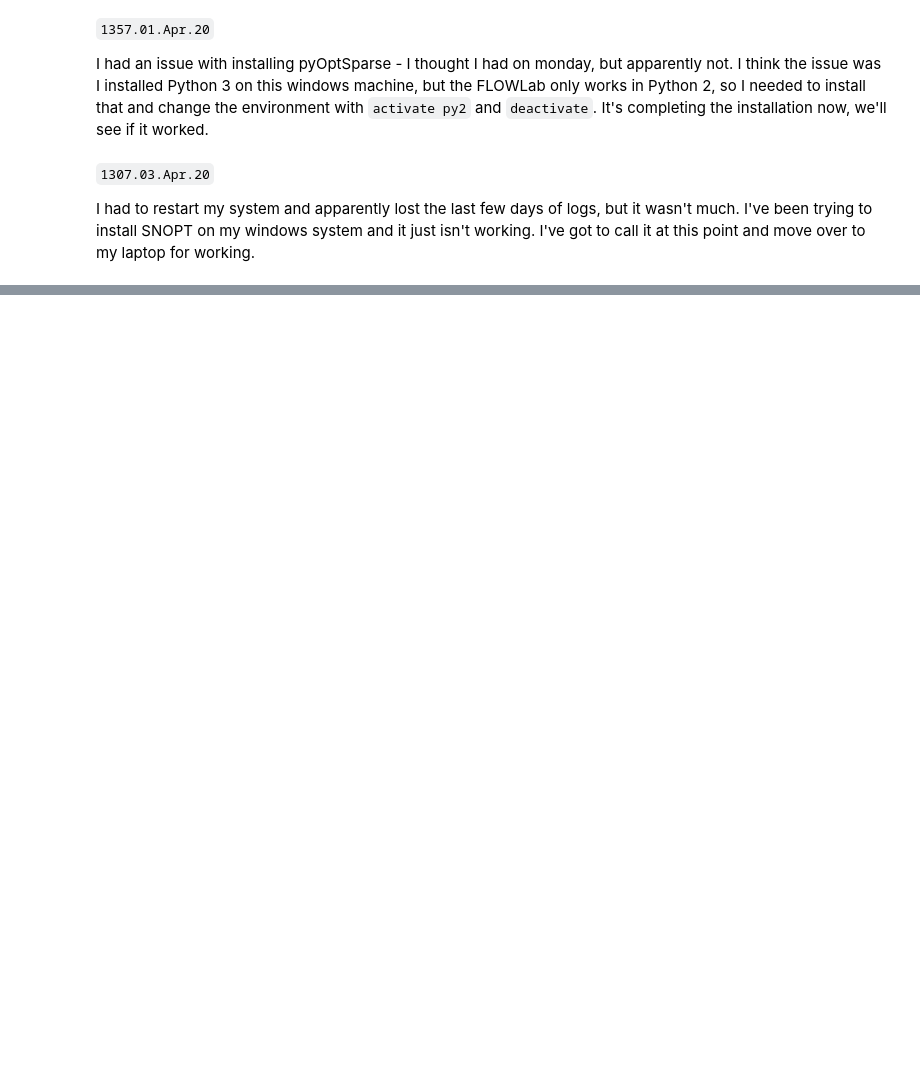
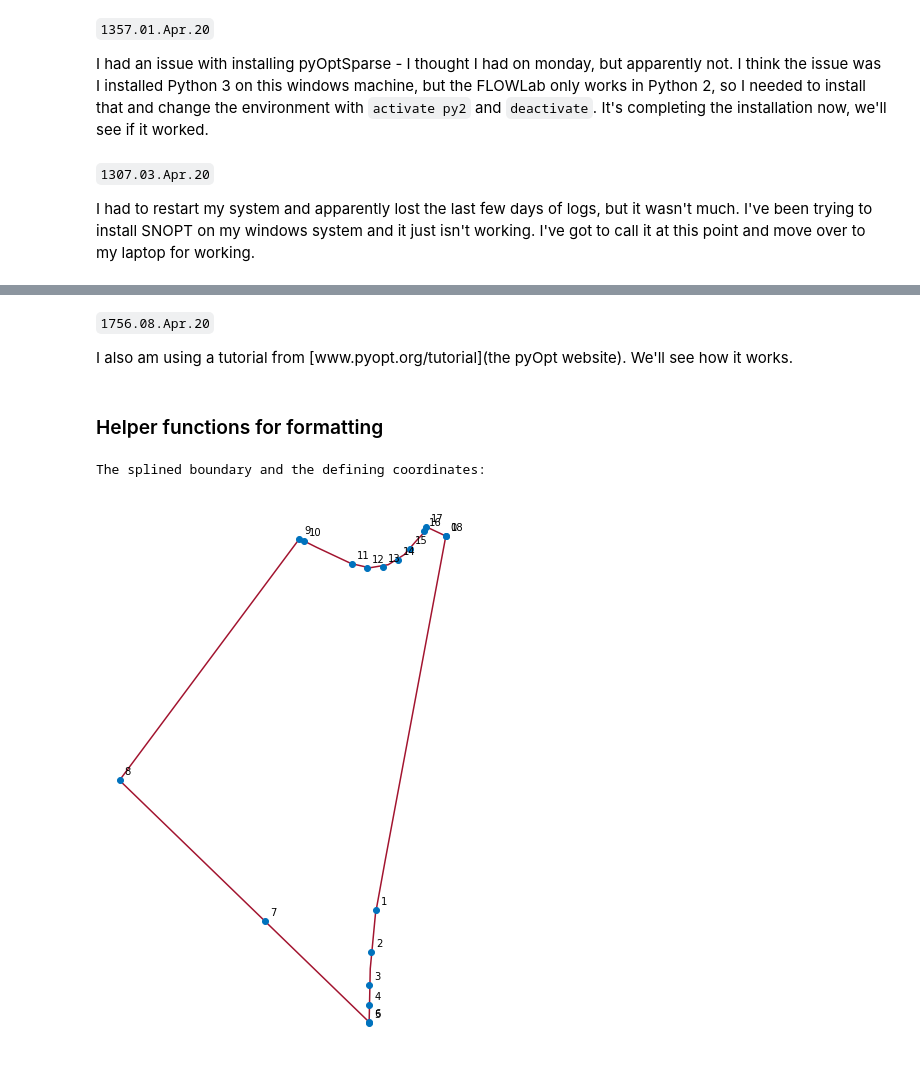
Before and after one commit to byuflowlab/iea37-casestudies-extrafiles, a Jupyter notebook: cs3-4/optimo-attempt-2/bakerIEA37cs3-11-cs3workout.ipynb, the cells around one changed output, grey strips where cells are left out. Drawn from its saved outputs; the diff is of its cells as text; code cells hidden in the pictures; blank space fills up the shorter version.

```diff
--- a/cs3-4/optimo-attempt-2/bakerIEA37cs3-11-cs3workout.ipynb
+++ b/cs3-4/optimo-attempt-2/bakerIEA37cs3-11-cs3workout.ipynb
@@ -257,0 +286,56 @@ z
+# %% [markdown]
+`1756.08.Apr.20`
+
+I also am using a tutorial from [www.pyopt.org/tutorial](the pyOpt website).
+We'll see how it works.
+# %% [markdown]
+### Helper functions for formatting
+# %%
+#- Rip the boundary coordinates from the .yaml file and print -#
+from scipy.optimize import minimize
+import scipy.spatial.distance as ssd
+import random
+
+%run 'baker_cs34_functions_sandbox.py'
+%run 'iea37_aepcalc.py'
+fn = "iea37-boundary-cs3.yaml"
+bndryPts = getTurbAtrbtCs3YAML(fn)
+coordList = closeBndryList(bndryPts)    # Duplicate the first coordinate for a closed boundary
+# %%
+#-- Plot the boundary (modelled with splines) --#
+displaySize = np.recarray(1, coordinate)
+displaySize.x = 10
+displaySize.y = 10
+numLinspace = 10
+numGridLines = 10                   # How many gridlines we'll use for the visualization
+printOffset = (5, 5)
+clsdBP = closeBndryList(bndryPts)
+vertexList = [0, 6, 8, 9, 18]       # Hard code the vertices (though this could be done algorithmically)
+numSides = len(vertexList) - 1      # The number of sides for our original coordinate system. Usually (4) to Euclidean, but could be any number)
+
+scaleAEP = 1e5
+scaleTurbCoord = 1e3
+
+#-- Spline the boundary --#
+splineList = np.empty(numSides, interp1d)                  # Init. array IOT save the Splines for each "side"
+buf = np.zeros((numSides, numGridLines, 2))                # Used to initalize the recarray to zeros
+segCoordList = np.recarray([numSides, numGridLines], dtype=coordinate, buf=buf)
+
+#- Create the splines for each side (<numSides> many)-#
+for i in range(numSides):
+    BndPts = clsdBP[vertexList[i]:(vertexList[i+1]+1)]      # Extract the points for the "edge" we want
+    segCoordList[i] = sliceBoundary(BndPts, numGridLines)    # Reparameterize the boundry to be defined by <numGridLines> many points
+    splineList[i] = interp1d(segCoordList[i].x, segCoordList[i].y, kind='linear')   # Make the spline using NumPy's <interp1d>
+
+print("The splined boundary and the defining coordinates:")
+for i in range(numSides):
+    plt.hold = True
+    printBoundaryArray(segCoordList[i].x, splineList[i](segCoordList[i].x), displaySize, 1)
+
+#for i in vertexList:                         # Number the vertices
+for i in range(len(clsdBP)):                         # Number the vertices
+    plt.plot(clsdBP[i].x, clsdBP[i].y, 'o', color=(getPltClrs().getColor(5)))
+    plt.annotate(i, (clsdBP[i].x, clsdBP[i].y), xytext=printOffset, textcoords='offset points')
+# %% [output]
+The splined boundary and the defining coordinates:
+[figure, added]
```
Also changed, not shown: parts of 18 cells of this notebook, 6 other files.
